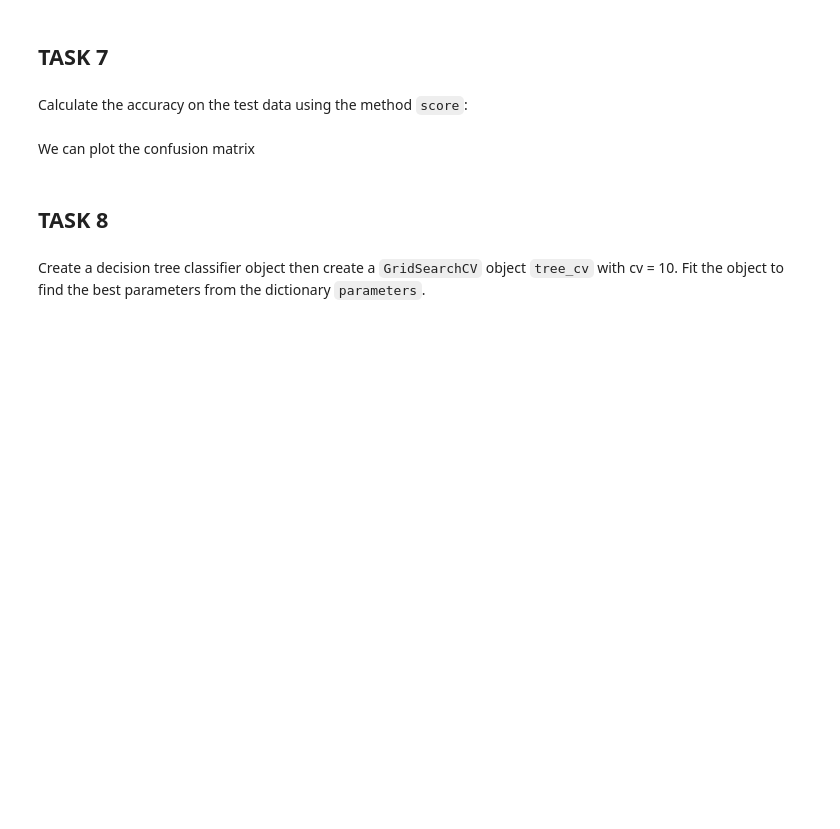
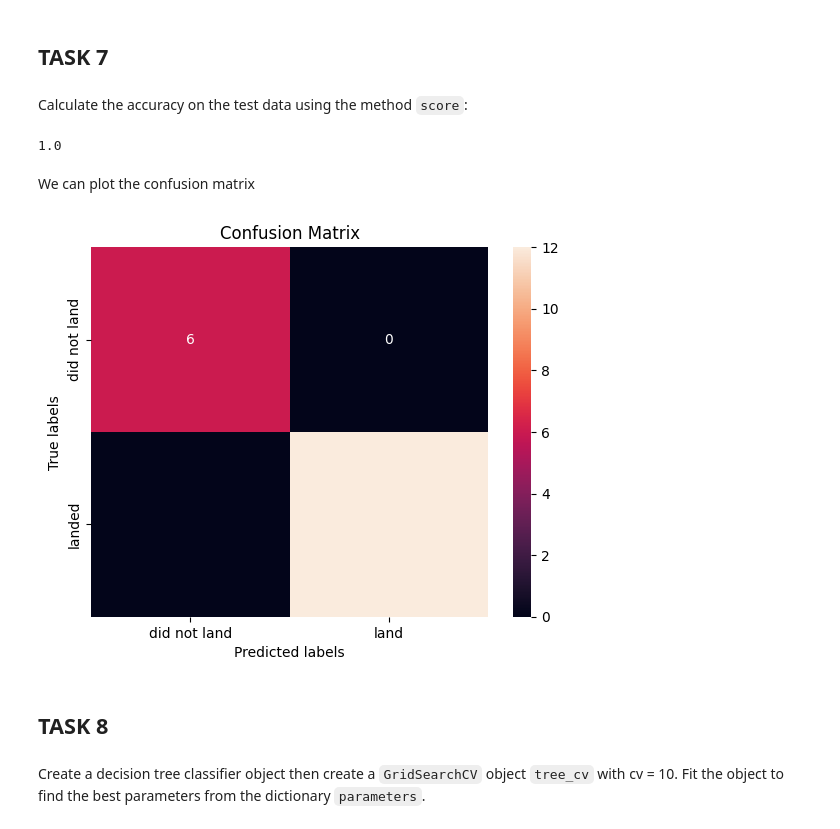
Before and after one commit to Hasansarwer/Applied-Data-Science-Capstone, a Jupyter notebook: SpaceX_Machine_Learning_Prediction_Part_5.jupyterlite.ipynb, the cells around one changed output. Drawn from its saved outputs; the diff is of its cells as text; code cells hidden in the pictures; blank space fills up the shorter version.

Commit message:
Macchine learning prediction sone

```diff
--- a/SpaceX_Machine_Learning_Prediction_Part_5.jupyterlite.ipynb
+++ b/SpaceX_Machine_Learning_Prediction_Part_5.jupyterlite.ipynb
@@ -207,3 +218,6 @@ parameters = {'kernel':('linear', 'rbf','poly','rbf', 'sigmoid'),
               'C': np.logspace(-3, 3, 5),
               'gamma':np.logspace(-3, 3, 5)}
 svm = SVC()
+# %%
+svm_cv = GridSearchCV(svm, parameters, cv=10)
+svm_cv.fit(X_train, y_train)
@@ -215,10 +241,17 @@ print("accuracy :",svm_cv.best_score_)
 # %% [markdown]
 Calculate the accuracy on the test data using the method <code>score</code>:
+# %%
+yhat=svm_cv.predict(X_test)
+accuracy_score(y_test, yhat)
+# %% [output]
+1.0
 # %% [markdown]
 We can plot the confusion matrix
 # %%
 yhat=svm_cv.predict(X_test)
-plot_confusion_matrix(Y_test,yhat)
+plot_confusion_matrix(y_test,yhat)
+# %% [output]
+[figure, added]
 # %% [markdown]
 ## TASK  8
 # %% [markdown]
```
Also changed, not shown: parts of 15 cells of this notebook.
